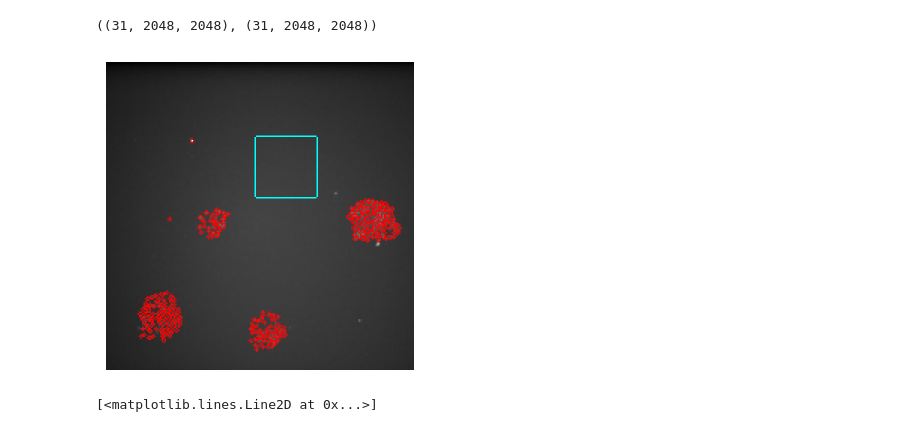
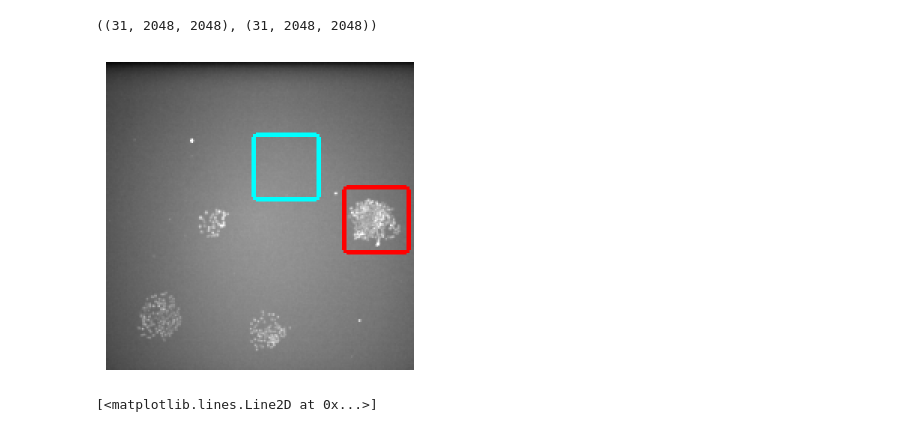
Before and after one commit to yfukai/BaSiCpy, a Jupyter notebook: misc_notebooks/analysis_for_publication/demonstration/cells_timelapse/analyze_timelapse.ipynb, the cells around one changed output. Saved outputs shown, nothing was run; the diff lists cells and outputs as text; code cells hidden in the pictures.

```diff
--- a/misc_notebooks/analysis_for_publication/demonstration/cells_timelapse/analyze_timelapse.ipynb
+++ b/misc_notebooks/analysis_for_publication/demonstration/cells_timelapse/analyze_timelapse.ipynb
@@ -116,30 +116,31 @@ images.shape, masks.shape
 # %%
 scale = 0.1
 
 
-def show_image(im0, m0, rect):
-    im0 = rescale(im0, scale)
-    m0 = rescale(m0, scale, anti_aliasing=False)
-    r0 = rescale(rect, scale, anti_aliasing=False)
-    im0 = (im0 - im0.min()) / (im0.max() - im0.min())
+def show_image(im0, m0, rect, vmin, vmax):
+    im0 = rescale(im0, scale, preserve_range=True)
+    m0 = rescale(m0, scale, anti_aliasing=False, preserve_range=True)
+    r0 = rescale(rect, scale, anti_aliasing=False, preserve_range=True)
+    im0 = np.clip((im0 - vmin) / (vmax - vmin), 0, 1)
     im0 = im0[..., np.newaxis] * np.array([1, 1, 1])
-    mask_border = np.logical_xor(m0, binary_dilation(m0, disk(1)))
-    rect_border = np.logical_xor(r0, binary_dilation(r0, disk(1)))
+    mask_border = np.logical_xor(m0, binary_dilation(m0, disk(3)))
+    rect_border = np.logical_xor(r0, binary_dilation(r0, disk(3)))
     im0[mask_border] = [1, 0, 0]
     im0[rect_border] = [0, 1, 1]
     return im0
 
 
 rect = np.zeros_like(images[0], dtype=bool)
 rect[500:900, 1000:1400] = True
 rect2 = np.zeros_like(images[0], dtype=bool)
 rect2[850:1250, 1600:2000] = True
 
-plt.imshow(show_image(images[-1], masks[-1], rect))
+vmin, vmax = np.quantile(images, [0.001, 0.999])
+plt.imshow(show_image(images[-1], rect2, rect, vmin, vmax))
 plt.axis("off")
 plt.savefig("plots/regions.png")
 # %% [output]
-[figure, old version]
+[figure, new version]
 # %%
 channel = 3
 f = np.load(path.join(basedir, f"z001_w{channel:02d}.npz"))
```
Also changed, not shown: parts of 7 cells of this notebook.
